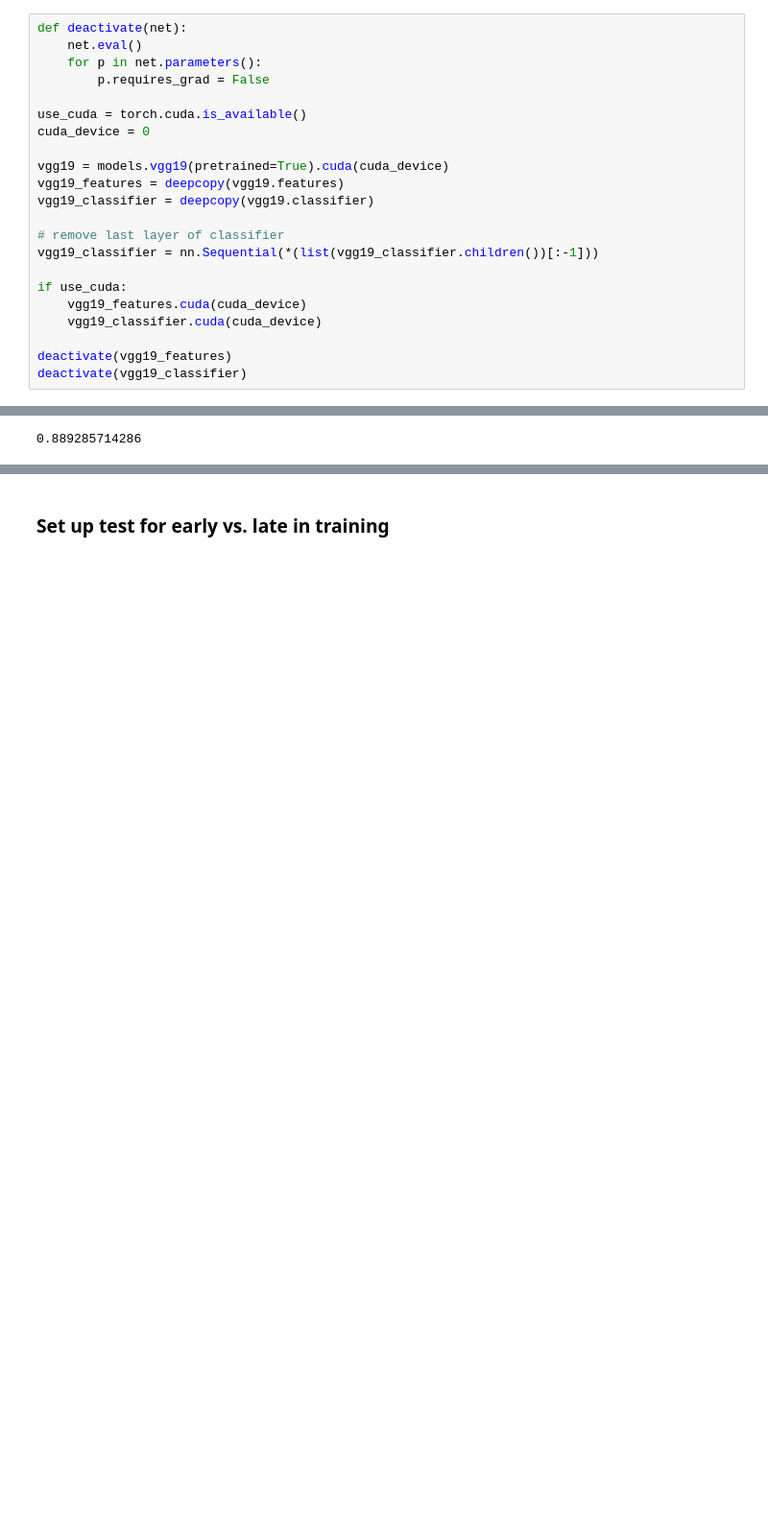
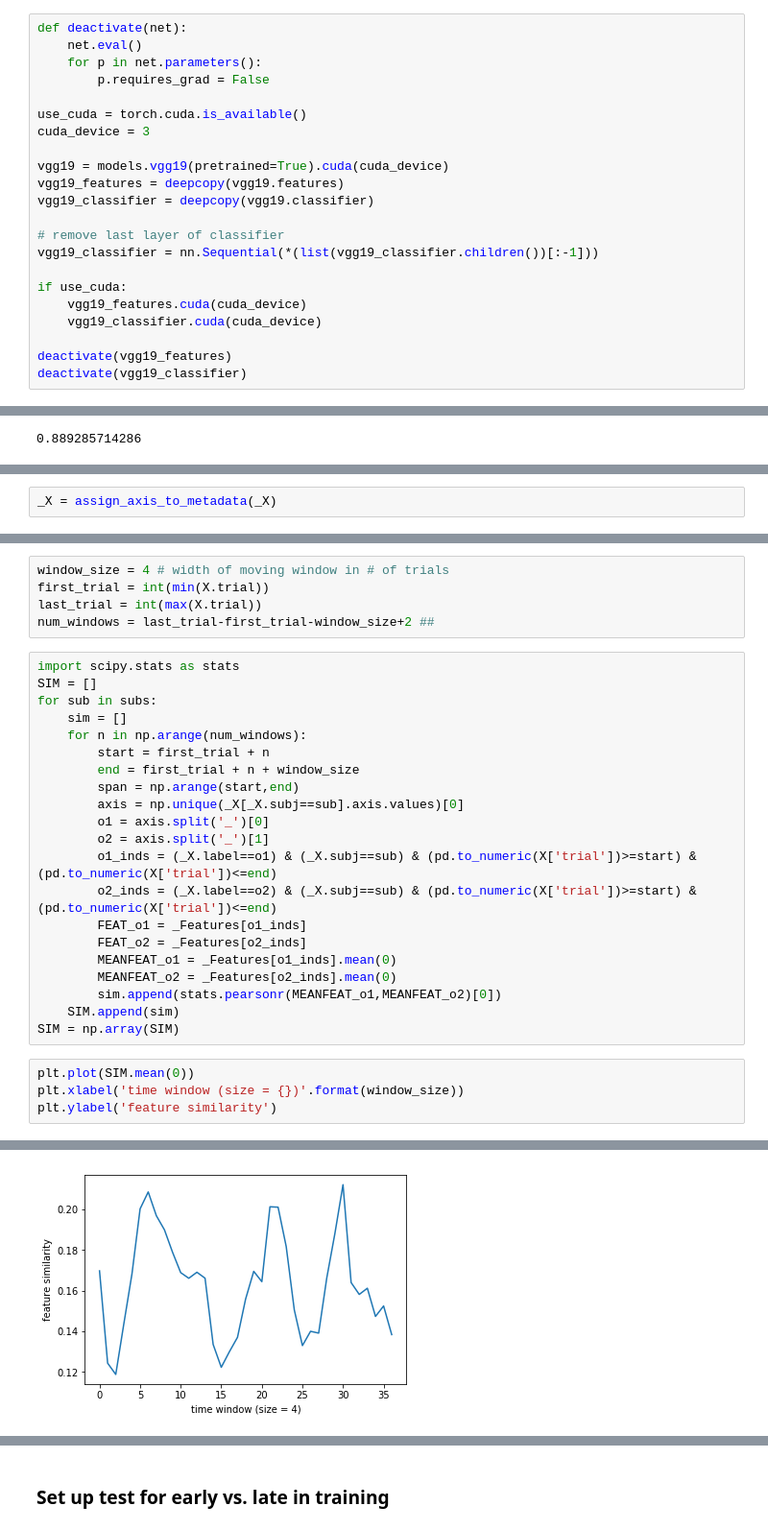
Before and after one commit to judithfan/sketchfeat, a Jupyter notebook: sketch_feature_analysis_Judy.ipynb, the cells around one changed output, grey strips where cells are left out. Shown at 96% size. Saved outputs shown, nothing was run; the diff lists cells and outputs as text; blank space fills up the shorter version.

Commit message:
analyze drawing run sketch similarity dynamics with finer granularity

```diff
--- a/sketch_feature_analysis_Judy.ipynb
+++ b/sketch_feature_analysis_Judy.ipynb
@@ -37,7 +37,7 @@ def deactivate(net):
         p.requires_grad = False
 
 use_cuda = torch.cuda.is_available()
-cuda_device = 0
+cuda_device = 3
 
 vgg19 = models.vgg19(pretrained=True).cuda(cuda_device)
 vgg19_features = deepcopy(vgg19.features)
@@ -362,0 +385,2 @@ print clf.score(X_test, y_test)
+# %%
+_X = assign_axis_to_metadata(_X)
@@ -362,0 +389,31 @@ print clf.score(X_test, y_test)
+# %%
+window_size = 4 # width of moving window in # of trials
+first_trial = int(min(X.trial))
+last_trial = int(max(X.trial))
+num_windows = last_trial-first_trial-window_size+2 ##
+# %%
+import scipy.stats as stats
+SIM = []
+for sub in subs:
+    sim = []
+    for n in np.arange(num_windows):
+        start = first_trial + n
+        end = first_trial + n + window_size
+        span = np.arange(start,end)
+        axis = np.unique(_X[_X.subj==sub].axis.values)[0]
+        o1 = axis.split('_')[0]
+        o2 = axis.split('_')[1]
+        o1_inds = (_X.label==o1) & (_X.subj==sub) & (pd.to_numeric(X['trial'])>=start) & (pd.to_numeric(X['trial'])<=end)
+        o2_inds = (_X.label==o2) & (_X.subj==sub) & (pd.to_numeric(X['trial'])>=start) & (pd.to_numeric(X['trial'])<=end)
+        FEAT_o1 = _Features[o1_inds]
+        FEAT_o2 = _Features[o2_inds]
+        MEANFEAT_o1 = _Features[o1_inds].mean(0)
+        MEANFEAT_o2 = _Features[o2_inds].mean(0)
+        sim.append(stats.pearsonr(MEANFEAT_o1,MEANFEAT_o2)[0])
+    SIM.append(sim)
+SIM = np.array(SIM)
+# %%
+plt.plot(SIM.mean(0))
+plt.xlabel('time window (size = {})'.format(window_size))
+plt.ylabel('feature similarity')
+# %% [output]
@@ -362,0 +421 @@ print clf.score(X_test, y_test)
+[figure, added]
```
Also changed, not shown: parts of 46 cells of this notebook.
